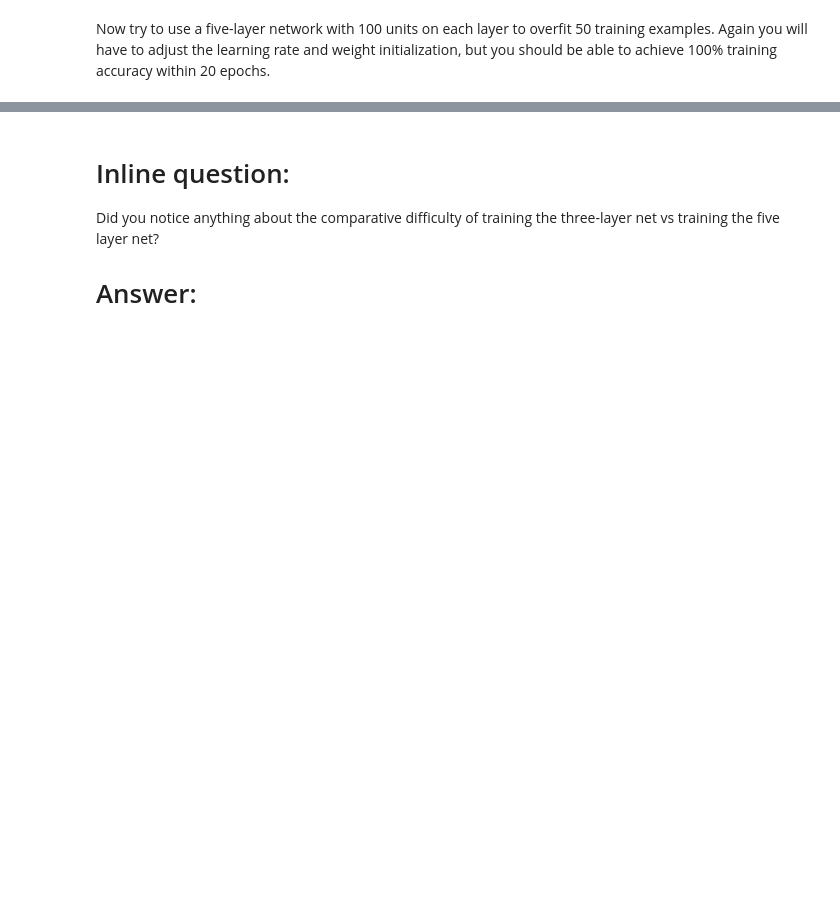
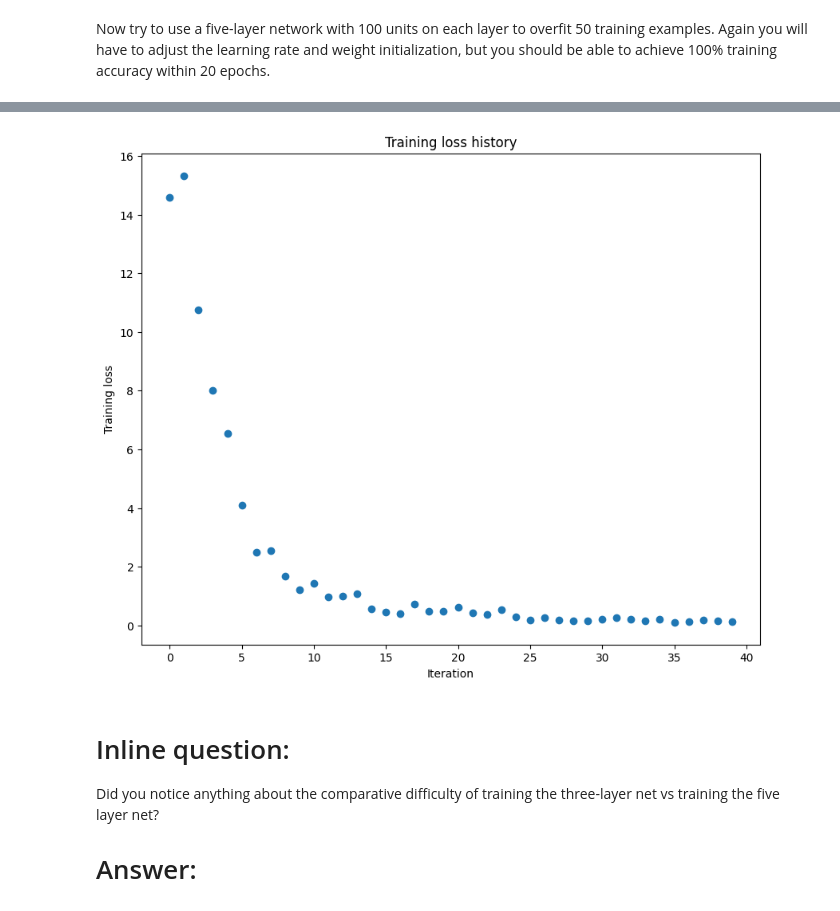
Before and after one commit to mdesevricourt/MLSafetyDeepLearning, a Jupyter notebook: FullyConnectedNets_colab_MCS.ipynb, the cells around one changed output, grey strips where cells are left out. Drawn from its saved outputs; the diff is of its cells as text; code cells hidden in the pictures; blank space fills up the shorter version.

```diff
--- a/FullyConnectedNets_colab_MCS.ipynb
+++ b/FullyConnectedNets_colab_MCS.ipynb
@@ -1146,7 +1244,8 @@ small_data = {
 ############################################################################
 # TODO: Tune these parameters to get 100% train accuracy within 20 epochs. #
 ############################################################################
-
+weight_scale = 0.2
+learning_rate = 0.01
 ############################################################################
 #                             END OF YOUR CODE                             #
 ############################################################################
@@ -1167,3 +1266,4 @@ plt.title('Training loss history')
 plt.xlabel('Iteration')
 plt.ylabel('Training loss')
 plt.show()
+# %% [output]
@@ -1170,3 +1287,4 @@ plt.show()
+[figure, added]
 # %% [markdown]
 # Inline question:
 Did you notice anything about the comparative difficulty of training the three-layer net vs training the five layer net?
```
Also changed, not shown: parts of 23 cells of this notebook, 14 other files.
